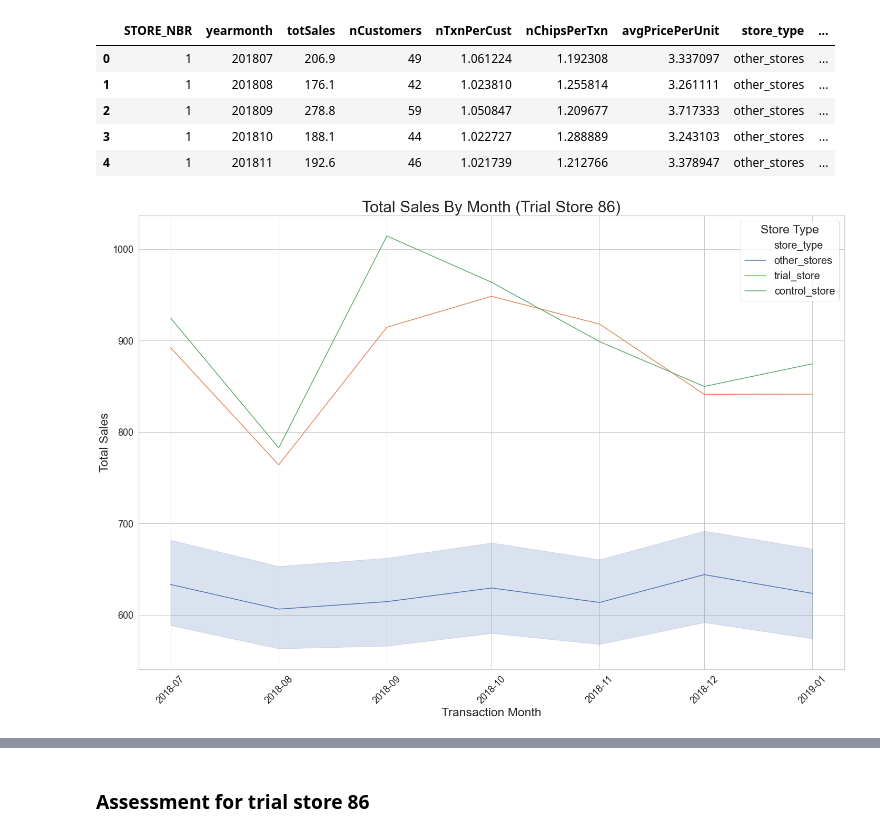
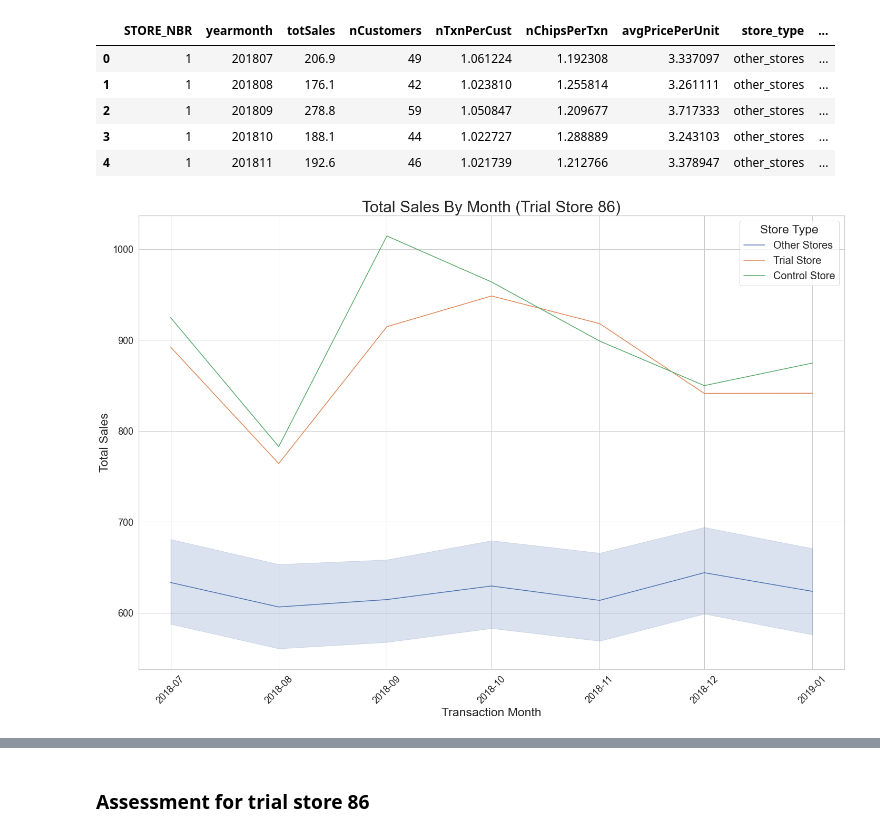
Before and after one commit to daniel8691/Quantium-virtual-internship, a Jupyter notebook: module_two_experimentation_uplifttesting.ipynb, the cells around one changed output, grey strips where cells are left out. Saved outputs shown, nothing was run; the diff lists cells and outputs as text; code cells hidden in the pictures.

```diff
--- a/module_two_experimentation_uplifttesting.ipynb
+++ b/module_two_experimentation_uplifttesting.ipynb
@@ -1743,34 +1766,40 @@ sns.set(style='whitegrid')
 # set figure size
 plt.figure(figsize=(20,14))
 
 # create line chart
 sns.lineplot(x = "transaction_dates",
             y = "totSales",
             hue = "store_type",
             data = store_data_df)
 
 # set x label orientation
 plt.xticks(rotation=45)
 
 # set fontsize
 plt.xlabel("Transaction Month", fontsize=23)
 plt.ylabel("Total Sales", fontsize=23)
 plt.title("total sales by month (trial store 86)".title(), fontsize=30)
 plt.tick_params(labelsize=18)
 
+# legend labels
+some_labels = ['Other Stores',
+              "Trial Store",
+              "Control Store"]
+
 # set legend location and fontsize
 plt.legend(title = "store type".title(),
+           labels=some_labels,
           loc='best',
           fontsize=20,
           title_fontsize=23)
 
 # fit the graph
 plt.tight_layout()
 
 # save figure
 plt.savefig("static/module2_analysis_pics/trial_control_86_salesPerMonth.png")
 # %% [output]
-[figure, old version]
+[figure, new version]
 # %%
 # graph the customers data
 # visually check if drivers are indeed similar in the period before the trial
```
Also changed, not shown: parts of 9 cells of this notebook, 11 other files.
